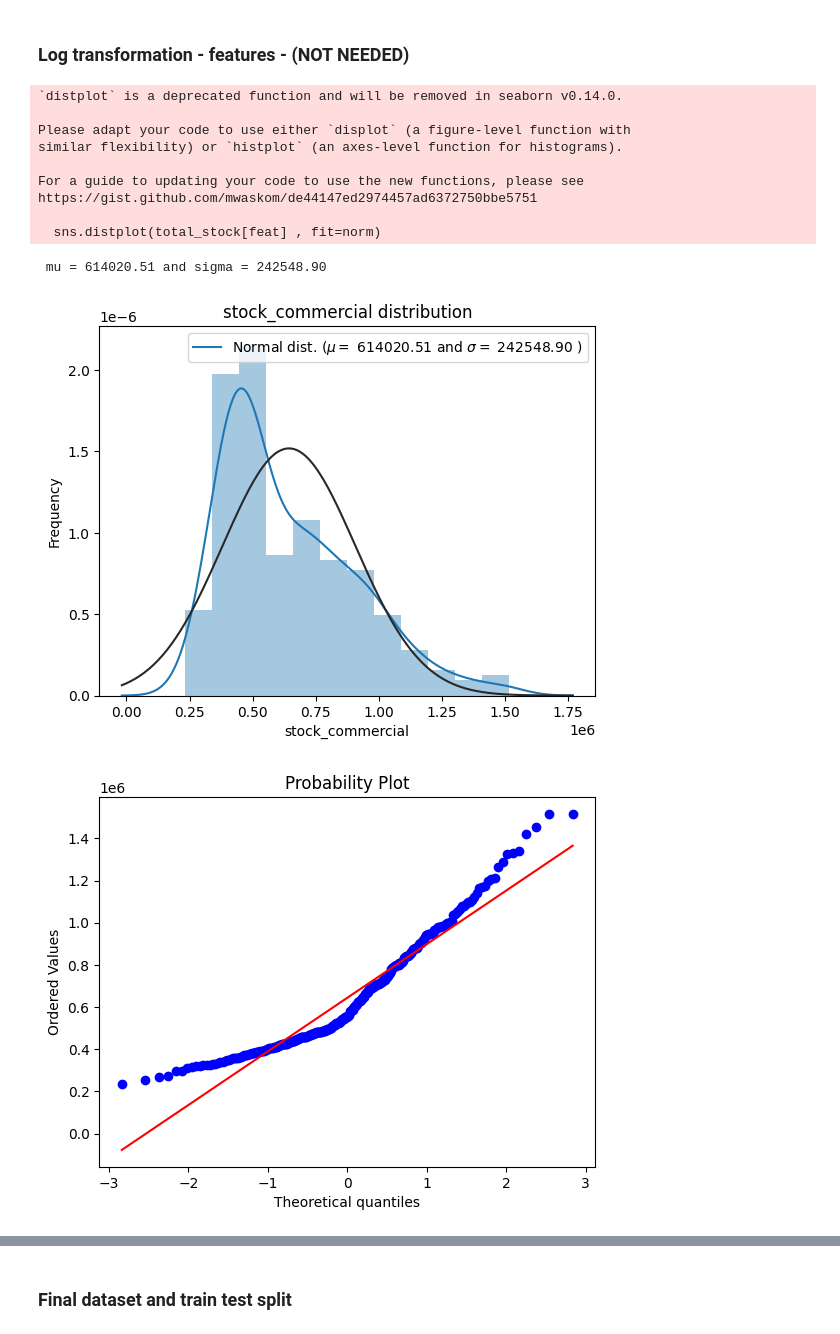
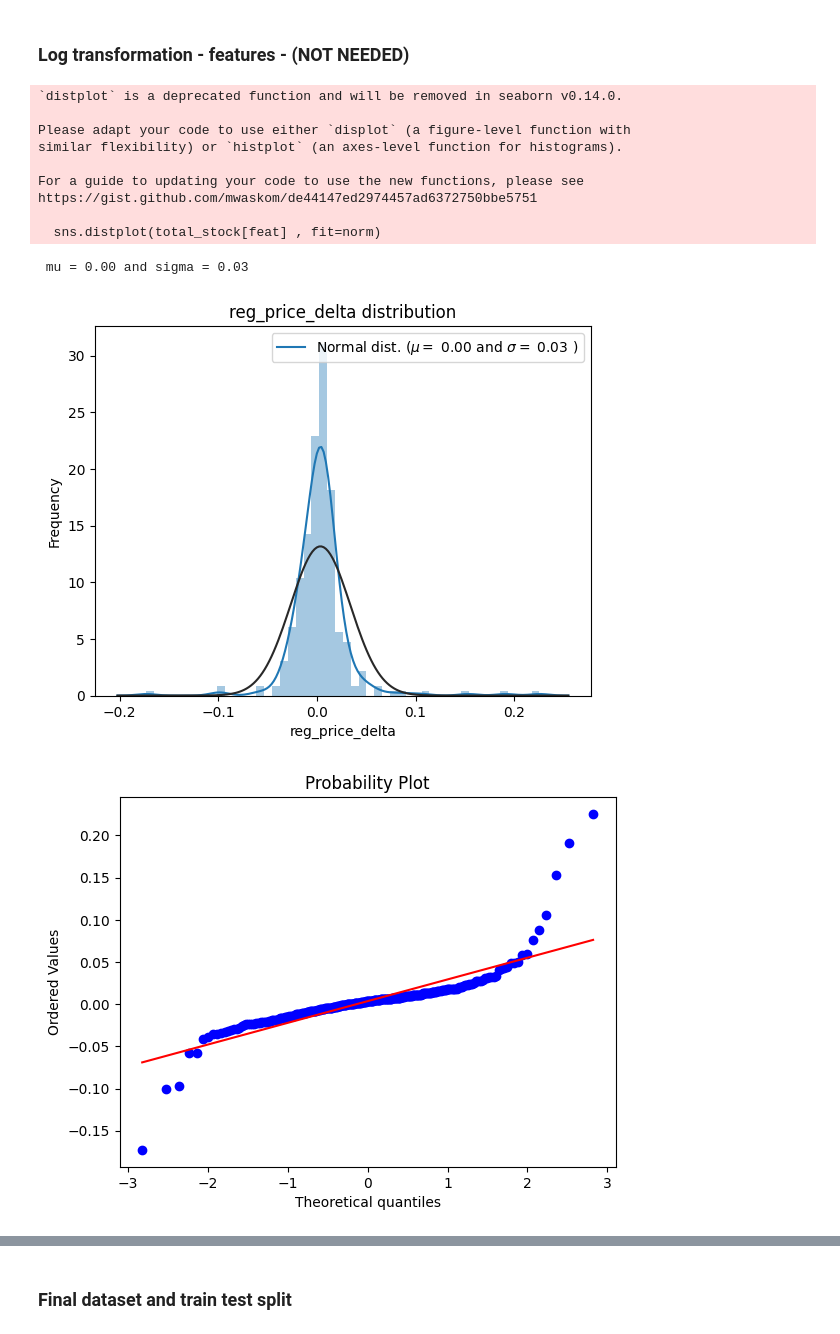
Before and after one commit to emmanresu/Thesis-Keras, a Jupyter notebook: rice_stocks.ipynb, the cells around one changed output, grey strips where cells are left out. Drawn from its saved outputs; the diff is of its cells as text; code cells hidden in the pictures.

```diff
--- a/rice_stocks.ipynb
+++ b/rice_stocks.ipynb
@@ -691,11 +691,18 @@ def whole_data_show(data):
 exp_data = data
 # %%
 exp_data['rol_stock_total'] = exp_data['stock_total'].rolling(window=12, closed='left').mean()
-exp_data['rol_stock_household'] = exp_data['stock_household'].rolling(window=12, closed='left').mean()
-exp_data['rol_stock_commercial'] = exp_data['stock_commercial'].rolling(window=12, closed='left').mean()
-exp_data['rol_stock_nfa'] = exp_data['stock_nfa'].rolling(window=12, closed='left').mean()
+# exp_data['rol_stock_household'] = exp_data['stock_household'].rolling(window=12, closed='left').mean()
+# exp_data['rol_stock_commercial'] = exp_data['stock_commercial'].rolling(window=12, closed='left').mean()
+# exp_data['rol_stock_nfa'] = exp_data['stock_nfa'].rolling(window=12, closed='left').mean()
+# %%
+exp_data = exp_data.drop(columns=['stock_household', 'stock_commercial', 'stock_nfa'])
 # %% [markdown]
 ### price percentage difference (price_delta)
+# %%
+exp_data['reg_price_delta'] = exp_data['regular_wholesale_price'].pct_change()
+# %%
+exp_data = exp_data.drop(columns=['regular_wholesale_price', 'milled_wholesale_price',
+                                  'regular_retail_price', 'milled_retail_price'])
 # %% [markdown]
 ### shift feature 12 months
 # %%
@@ -794,37 +800,35 @@ https://gist.github.com/mwaskom/de44147ed2974457ad6372750bbe5751
 # %%
 '''
 Features:
 stock_household, stock_commerical, stock_nfa, regular_wholesale_price,
 milled_wholesale_price,	regular_retail_price,	milled_retail_price, is_lean_month
 '''
 
-'''
-feat = 'stock_commercial'
+feat = 'reg_price_delta'
 sns.distplot(total_stock[feat] , fit=norm)
 
-(mu, sigma) = norm.fit(total_stock[feat].iloc[:-holdout_size])
+(mu, sigma) = norm.fit(total_stock[feat])
 print( '\n mu = {:.2f} and sigma = {:.2f}\n'.format(mu, sigma))
 
 plt.legend(['Normal dist. ($\mu=$ {:.2f} and $\sigma=$ {:.2f} )'.format(mu, sigma)],
             loc='best')
 plt.ylabel('Frequency')
 plt.title(f'{feat} distribution')
 
 #Get also the QQ-plot
 fig = plt.figure()
 res = stats.probplot(total_stock[feat], plot=plt)
 plt.show()
-'''
 # %% [output]
 `distplot` is a deprecated function and will be removed in seaborn v0.14.0.
 
 Please adapt your code to use either `displot` (a figure-level function with
 similar flexibility) or `histplot` (an axes-level function for histograms).
 
 For a guide to updating your code to use the new functions, please see
 https://gist.github.com/mwaskom/de44147ed2974457ad6372750bbe5751
 
   sns.distplot(total_stock[feat] , fit=norm)
- mu = 614020.51 and sigma = 242548.90
+ mu = 0.00 and sigma = 0.03
-[figure, old version]
+[figure, new version]
-[figure, old version]
+[figure, new version]
```
Also changed, not shown: parts of 20 cells of this notebook.
